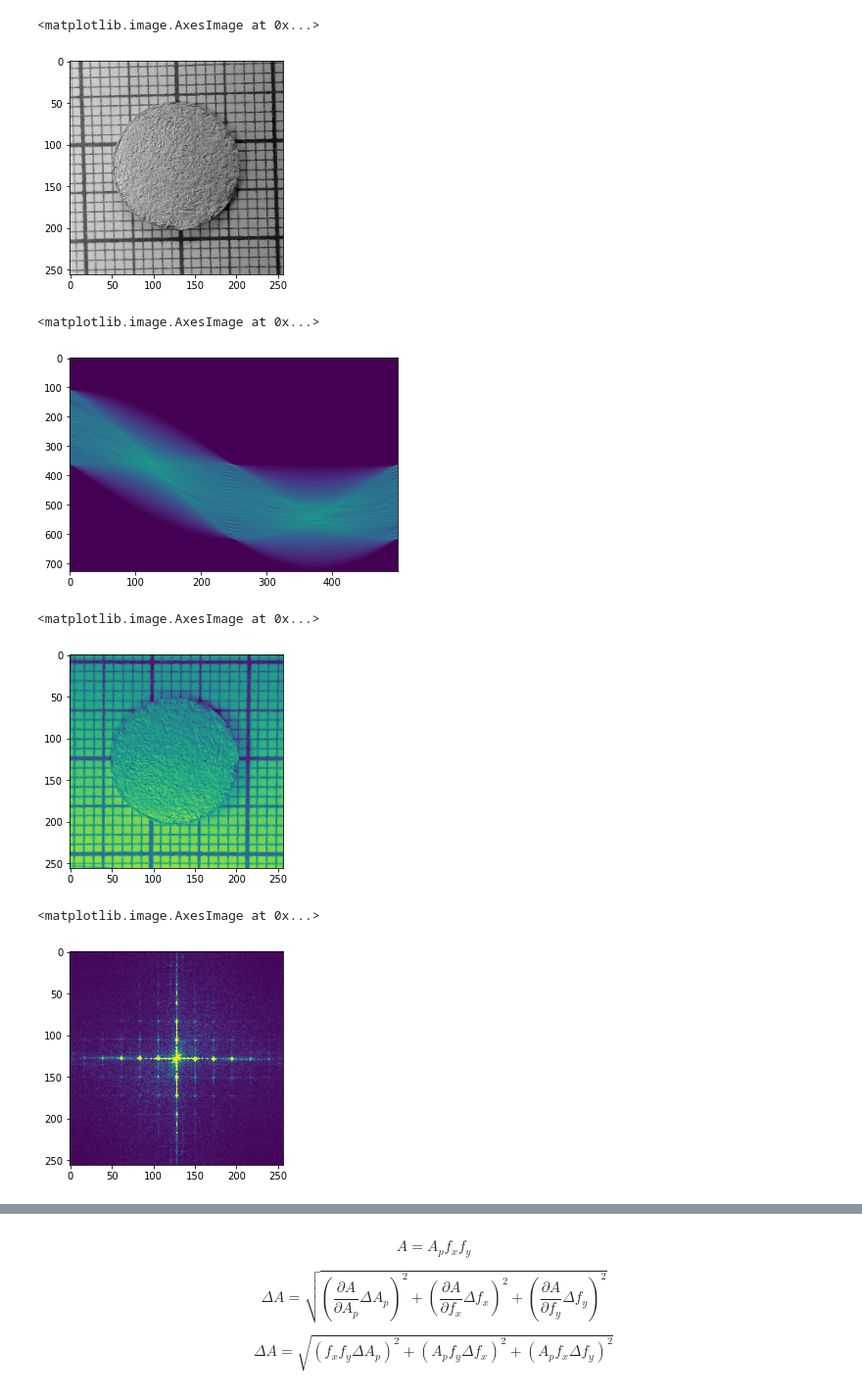
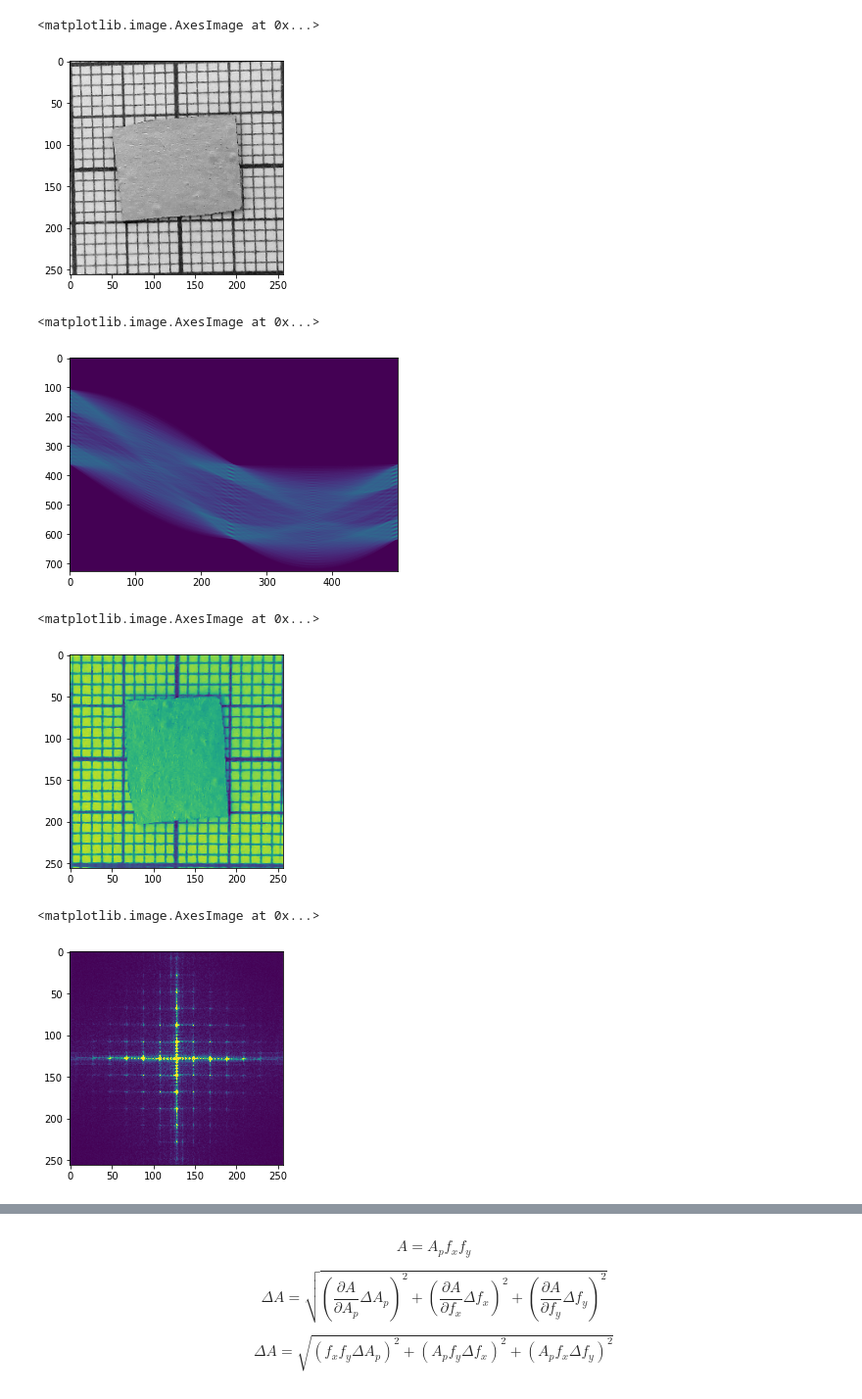
Before and after one commit to JairoSSantos/PAC-project, a Jupyter notebook: cnn/scale-detection.ipynb, the cells around one changed output, grey strips where cells are left out. Shown at 98% size. Drawn from its saved outputs; the diff is of its cells as text; code cells hidden in the pictures.

```diff
--- a/cnn/scale-detection.ipynb
+++ b/cnn/scale-detection.ipynb
@@ -83,22 +83,22 @@ def threshold_kmeans(img):
     return min_bin
 # %%
 #image = by_id(226)
-#images, filenames = random_images(names=True)
+images, filenames = random_images(names=True)
 #image = resize(np.array(Image.open('44.502  mm2_IA_253.jpg')), (200, 200))
-#image = images[0]
-#filename = filenames[0]
-image = random_images()[0]
+image = images[0]
+filename = filenames[0]
+#image = random_images()[0]
 img = rgb2gray(image)
 plt.imshow(img, cmap='gray')
 # %% [output]
 <matplotlib.image.AxesImage at 0x...>
-[figure, old version]
+[figure, new version]
 # %%
 hspace, angles, dists = hough_line(canny(img), np.linspace(-np.pi/2, np.pi/2, 500))
 plt.imshow(hspace, aspect='auto')
 # %% [output]
 <matplotlib.image.AxesImage at 0x...>
-[figure, old version]
+[figure, new version]
 # %%
 h_peaks, angles, dists = hough_line_peaks(hspace, angles, dists)
 slopes = np.degrees(angles + np.pi/2)
@@ -110,7 +110,7 @@ rot_img = rotate(img, img_slope, mode='reflect')
 plt.imshow(rot_img)
 # %% [output]
 <matplotlib.image.AxesImage at 0x...>
-[figure, old version]
+[figure, new version]
 # %%
 ifft = fft2d(rot_img)
 fft = np.abs(ifft)
@@ -121,7 +121,7 @@ freqs = np.stack(np.meshgrid(
 plt.imshow(fft, vmax=fft.max()*0.005)
 # %% [output]
 <matplotlib.image.AxesImage at 0x...>
-[figure, old version]
+[figure, new version]
 # %%
 Fx, Fy = np.apply_along_axis(pixel_scale_1d, 0, rot_img), np.apply_along_axis(pixel_scale_1d, 1, rot_img)
 (fx, d_fx), (fy, d_fy) = (np.median(Fx[Fx > 0.02]), np.std(Fx)), (np.median(Fy[Fy > 0.02]), np.std(Fy))
```
Also changed, not shown: parts of 12 cells of this notebook, 3 other files.
